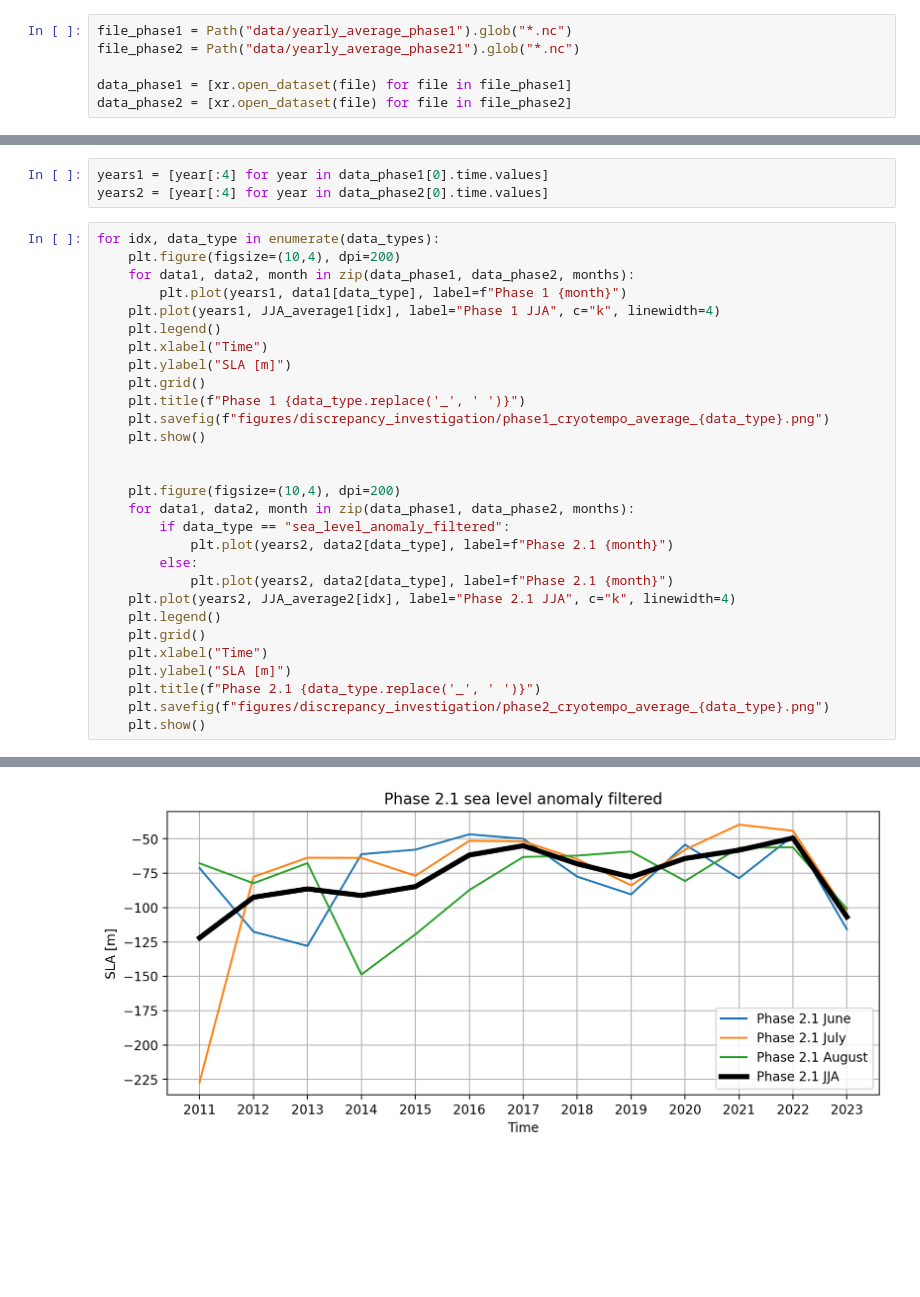
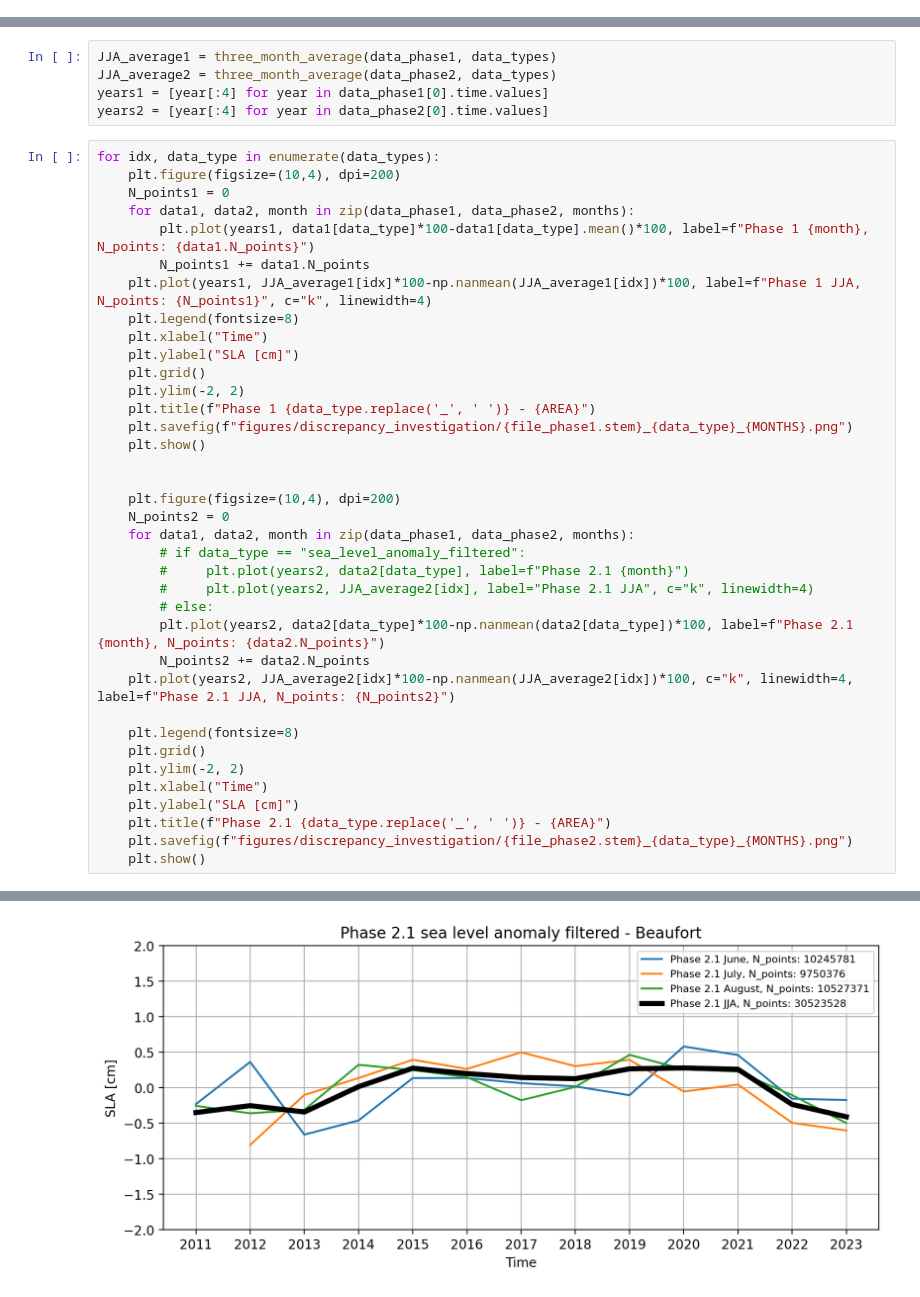
Before and after one commit to s176531/CryoTempo, a Jupyter notebook: phase_discrepancy_investigation.ipynb, the cells around one changed output, grey strips where cells are left out. Drawn from its saved outputs; the diff is of its cells as text; blank space fills up the shorter version.

Commit message:
Phase discrepancy investigation Beaufort

```diff
--- a/phase_discrepancy_investigation.ipynb
+++ b/phase_discrepancy_investigation.ipynb
@@ -10,9 +6,3 @@ import itertools
 
 import warnings
 warnings.filterwarnings("ignore")
-# %%
-file_phase1 = Path("data/yearly_average_phase1").glob("*.nc")
-file_phase2 = Path("data/yearly_average_phase21").glob("*.nc")
-
-data_phase1 = [xr.open_dataset(file) for file in file_phase1]
-data_phase2 = [xr.open_dataset(file) for file in file_phase2]
@@ -40,33 +50,43 @@ for data_type in data_types:
 # %%
+JJA_average1 = three_month_average(data_phase1, data_types)
+JJA_average2 = three_month_average(data_phase2, data_types)
 years1 = [year[:4] for year in data_phase1[0].time.values]
 years2 = [year[:4] for year in data_phase2[0].time.values]
 # %%
 for idx, data_type in enumerate(data_types):
     plt.figure(figsize=(10,4), dpi=200)
+    N_points1 = 0
     for data1, data2, month in zip(data_phase1, data_phase2, months):
-        plt.plot(years1, data1[data_type], label=f"Phase 1 {month}")
-    plt.plot(years1, JJA_average1[idx], label="Phase 1 JJA", c="k", linewidth=4)
-    plt.legend()
+        plt.plot(years1, data1[data_type]*100-data1[data_type].mean()*100, label=f"Phase 1 {month}, N_points: {data1.N_points}")
+        N_points1 += data1.N_points
+    plt.plot(years1, JJA_average1[idx]*100-np.nanmean(JJA_average1[idx])*100, label=f"Phase 1 JJA, N_points: {N_points1}", c="k", linewidth=4)
+    plt.legend(fontsize=8)
     plt.xlabel("Time")
-    plt.ylabel("SLA [m]")
+    plt.ylabel("SLA [cm]")
     plt.grid()
-    plt.title(f"Phase 1 {data_type.replace('_', ' ')}")
-    plt.savefig(f"figures/discrepancy_investigation/phase1_cryotempo_average_{data_type}.png")
+    plt.ylim(-2, 2)
+    plt.title(f"Phase 1 {data_type.replace('_', ' ')} - {AREA}")
+    plt.savefig(f"figures/discrepancy_investigation/{file_phase1.stem}_{data_type}_{MONTHS}.png")
     plt.show()
 
 
     plt.figure(figsize=(10,4), dpi=200)
+    N_points2 = 0
     for data1, data2, month in zip(data_phase1, data_phase2, months):
-        if data_type == "sea_level_anomaly_filtered":
-            plt.plot(years2, data2[data_type], label=f"Phase 2.1 {month}")
-        else:
-            plt.plot(years2, data2[data_type], label=f"Phase 2.1 {month}")
-    plt.plot(years2, JJA_average2[idx], label="Phase 2.1 JJA", c="k", linewidth=4)
-    plt.legend()
+        # if data_type == "sea_level_anomaly_filtered":
+        #     plt.plot(years2, data2[data_type], label=f"Phase 2.1 {month}")
+        #     plt.plot(years2, JJA_average2[idx], label="Phase 2.1 JJA", c="k", linewidth=4)
+        # else:
+        plt.plot(years2, data2[data_type]*100-np.nanmean(data2[data_type])*100, label=f"Phase 2.1 {month}, N_points: {data2.N_points}")
+        N_points2 += data2.N_points
+    plt.plot(years2, JJA_average2[idx]*100-np.nanmean(JJA_average2[idx])*100, c="k", linewidth=4, label=f"Phase 2.1 JJA, N_points: {N_points2}")
+
+    plt.legend(fontsize=8)
     plt.grid()
+    plt.ylim(-2, 2)
     plt.xlabel("Time")
-    plt.ylabel("SLA [m]")
-    plt.title(f"Phase 2.1 {data_type.replace('_', ' ')}")
-    plt.savefig(f"figures/discrepancy_investigation/phase2_cryotempo_average_{data_type}.png")
+    plt.ylabel("SLA [cm]")
+    plt.title(f"Phase 2.1 {data_type.replace('_', ' ')} - {AREA}")
+    plt.savefig(f"figures/discrepancy_investigation/{file_phase2.stem}_{data_type}_{MONTHS}.png")
     plt.show()
 # %% [output]
@@ -78 +98 @@ for idx, data_type in enumerate(data_types):
-[figure, old version]
+[figure, new version]
```
Also changed, not shown: parts of 6 cells of this notebook, 3 other files.
